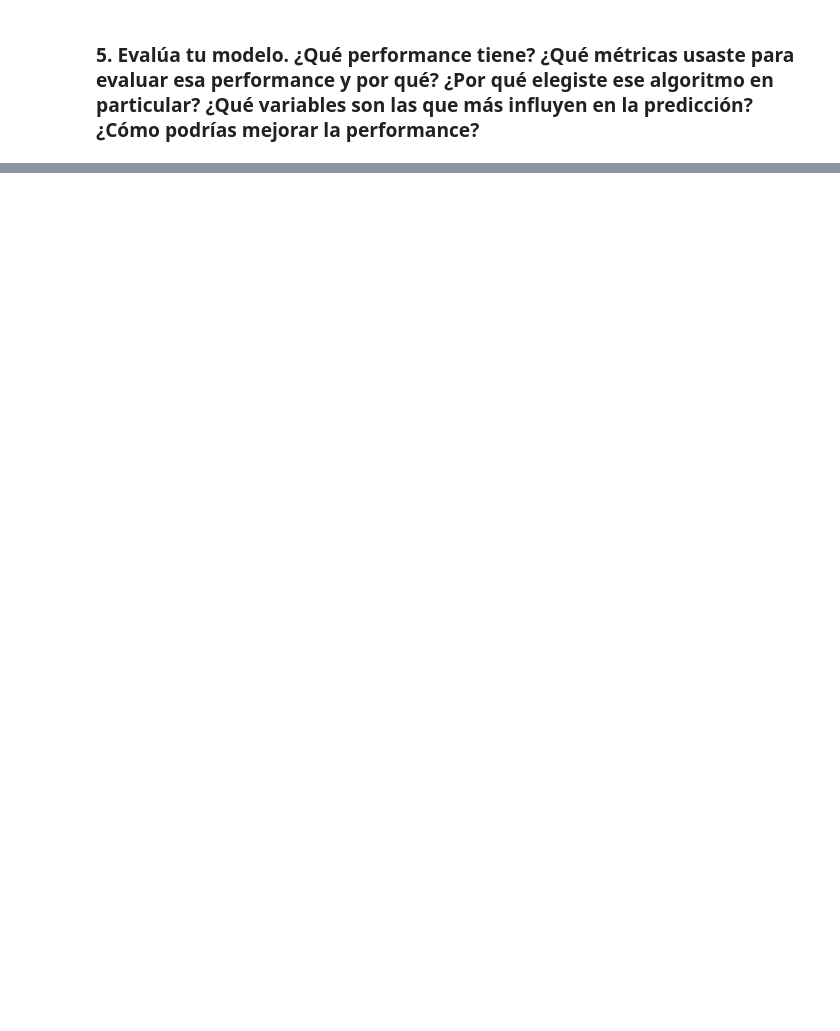
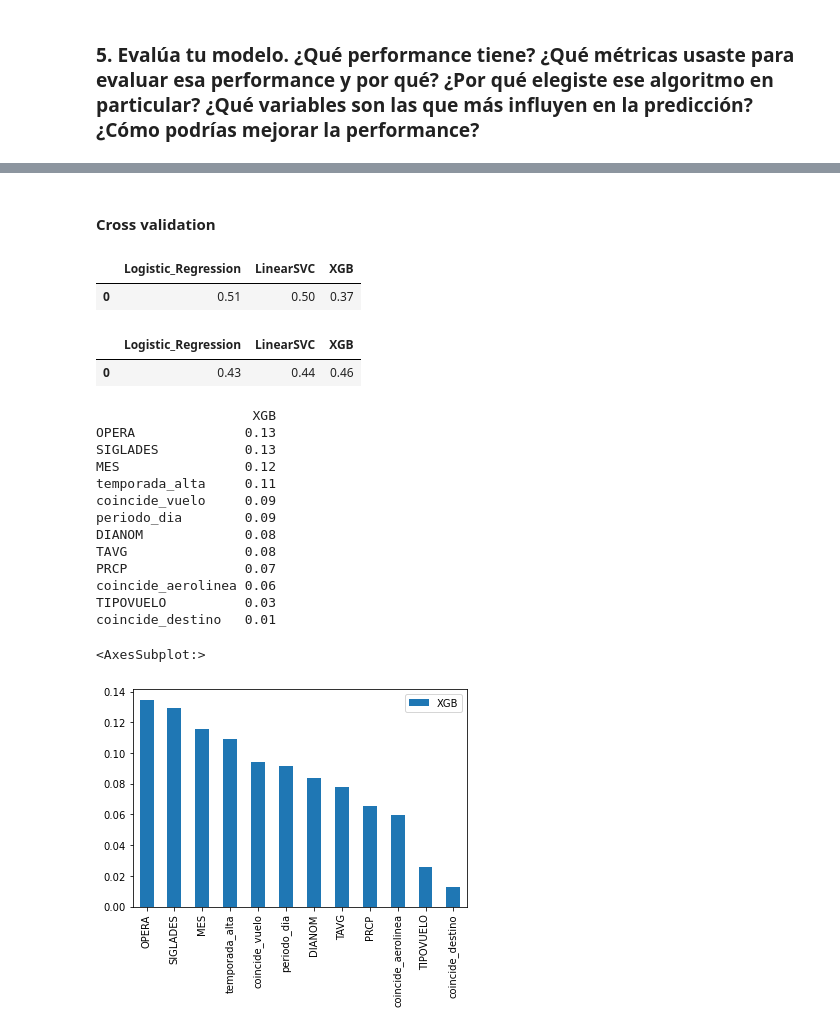
Before and after one commit to dpandelarab/challenge_latam, a Jupyter notebook: solution.ipynb, the cells around one changed output, grey strips where cells are left out. Cells and saved outputs as stored; diff of their text form; code cells hidden in the pictures; blank space fills up the shorter version.

```diff
--- a/solution.ipynb
+++ b/solution.ipynb
@@ -423,0 +438,2 @@ xgb_metrics
+# %% [markdown]
+#### Cross validation
@@ -423,0 +457,6 @@ xgb_metrics
+# %%
+accuracy_cv = pd.DataFrame({'Logistic_Regression':results1.mean(),'LinearSVC':results2.mean(),'XGB':results3.mean()},index=['0'])
+accuracy_cv
+# %% [output]
+|  | Logistic_Regression | LinearSVC | XGB |
+| 0 | 0.51 | 0.50 | 0.37 |
@@ -423,0 +467,28 @@ xgb_metrics
+# %%
+roc_auc_cv = pd.DataFrame({'Logistic_Regression':results1_roc_auc.mean(),'LinearSVC':results2_roc_auc.mean(),'XGB':results3_roc_auc.mean()},index=['0'])
+roc_auc_cv
+# %% [output]
+|  | Logistic_Regression | LinearSVC | XGB |
+| 0 | 0.43 | 0.44 | 0.46 |
+# %%
+#Feature Importance
+
+feat_imp = pd.DataFrame(dict(zip(exogs,model_xgb.feature_importances_)),index=['XGB'])
+print(feat_imp.transpose().sort_values(by='XGB',ascending=False))
+feat_imp.transpose().sort_values(by='XGB',ascending=False).plot(kind='bar')
+# %% [output]
+                    XGB
+OPERA              0.13
+SIGLADES           0.13
+MES                0.12
+temporada_alta     0.11
+coincide_vuelo     0.09
+periodo_dia        0.09
+DIANOM             0.08
+TAVG               0.08
+PRCP               0.07
+coincide_aerolinea 0.06
+TIPOVUELO          0.03
+coincide_destino   0.01
+<AxesSubplot:>
+[figure, added]
```
Also changed, not shown: parts of 8 cells of this notebook.
